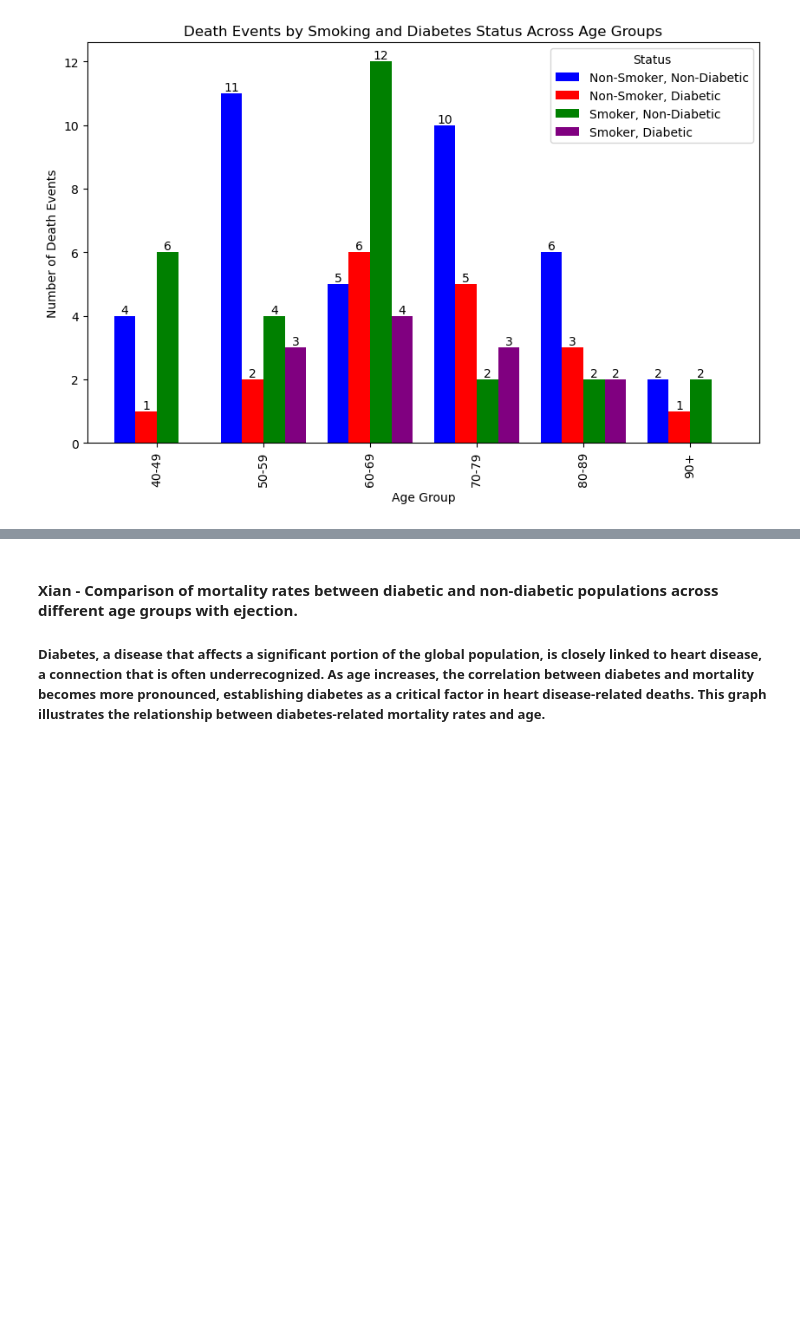
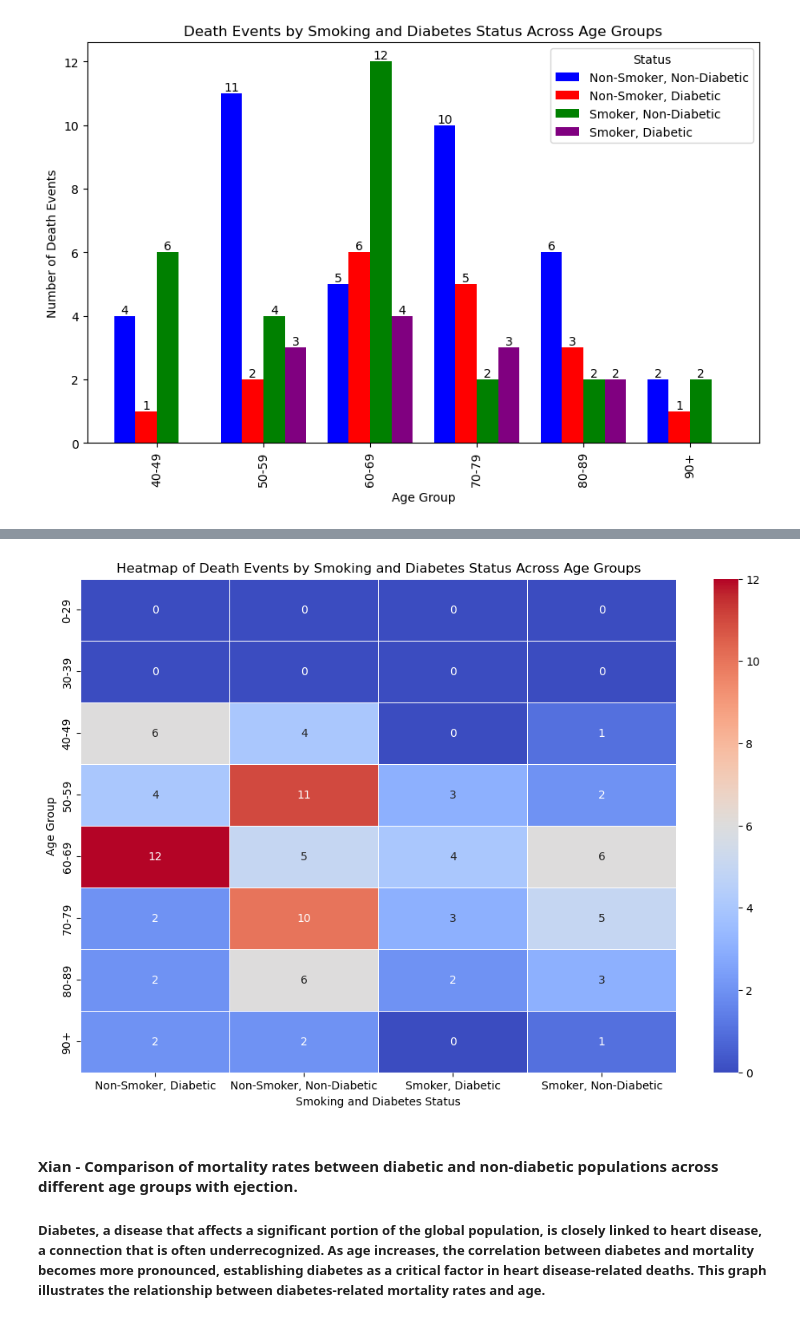
Before and after one commit to faiyted/Project-Cardiac-Disease, a Jupyter notebook: Group-Project.ipynb, the cells around one changed output, grey strips where cells are left out. Drawn from its saved outputs; the diff is of its cells as text; code cells hidden in the pictures; blank space fills up the shorter version.

Commit message:
adding heatmap

```diff
--- a/Group-Project.ipynb
+++ b/Group-Project.ipynb
@@ -723,3 +725,21 @@ plt.show()
+# %%
+# Creating a 'status' column that combines smoking and diabetes status for easier plotting
+heart_df['status'] = heart_df.apply(lambda x: f"{'Smoker' if x['smoking'] else 'Non-Smoker'}, {'Diabetic' if x['diabetes'] else 'Non-Diabetic'}", axis=1)
+
+# Grouping data by age group and status
+grouped_df = heart_df.groupby(['age_group', 'status'],observed=False)['DEATH_EVENT'].sum().unstack(fill_value=0)
+
+# Creating the heatmap
+plt.figure(figsize=(12, 8))
+sns.heatmap(grouped_df, annot=True, cmap='coolwarm', linewidths=0.5)
+
+# Setting titles and labels
+plt.title('Heatmap of Death Events by Smoking and Diabetes Status Across Age Groups')
+plt.xlabel('Smoking and Diabetes Status')
+plt.ylabel('Age Group')
+plt.show()
+# %% [output]
+[figure, added]
 # %% [markdown]
 #### Xian - Comparison of mortality rates between diabetic and non-diabetic populations across different age groups with ejection.
 ##### Diabetes, a disease that affects a significant portion of the global population, is closely linked to heart disease, a connection that is often underrecognized. As age increases, the correlation between diabetes and mortality becomes more pronounced, establishing diabetes as a critical factor in heart disease-related deaths. This graph illustrates the relationship between diabetes-related mortality rates and age.
```
Also changed, not shown: parts of 5 cells of this notebook.
